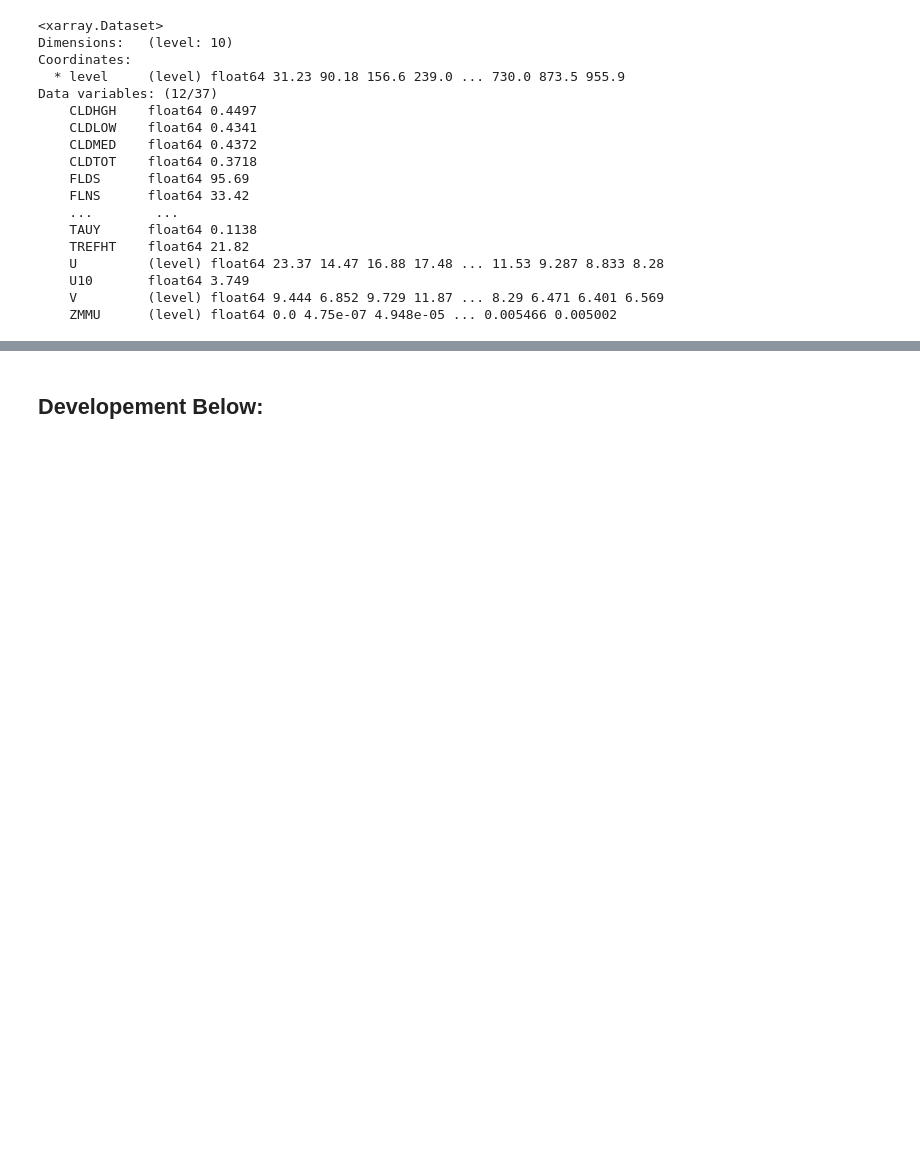
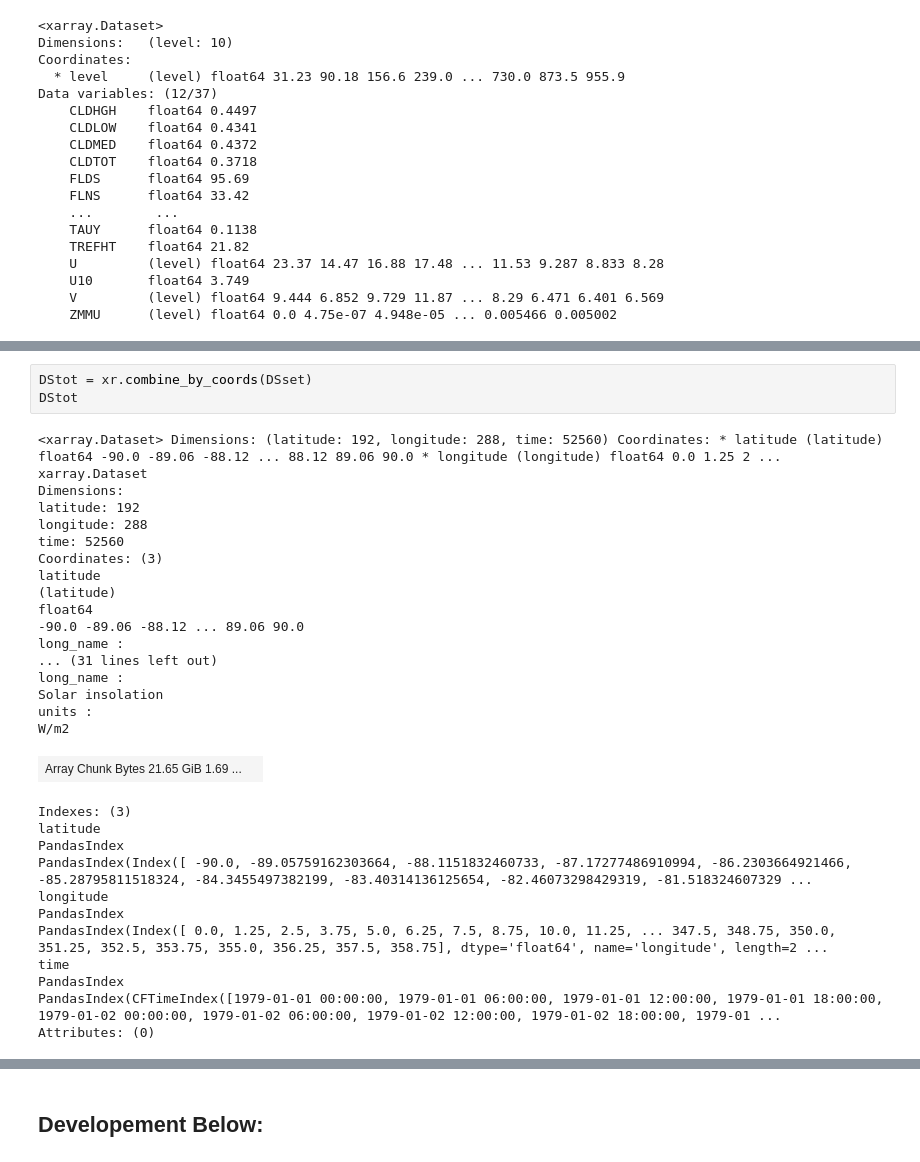
Before and after one commit to NCAR/miles-credit, a Jupyter notebook: notebooks/gather_global_data/Gather_CESM_NoCoarsen.ipynb, the cells around one changed output, grey strips where cells are left out. Cells and saved outputs as stored; diff of their text form; blank space fills up the shorter version.

```diff
--- a/notebooks/gather_global_data/Gather_CESM_NoCoarsen.ipynb
+++ b/notebooks/gather_global_data/Gather_CESM_NoCoarsen.ipynb
@@ -589,0 +708,33 @@ Attributes:
+# %%
+DStot = xr.combine_by_coords(DSset)
+DStot
+# %% [output]
+<xarray.Dataset> Dimensions: (latitude: 192, longitude: 288, time: 52560) Coordinates: * latitude (latitude) float64 -90.0 -89.06 -88.12 ... 88.12 89.06 90.0 * longitude (longitude) float64 0.0 1.25 2 ...
+xarray.Dataset
+Dimensions:
+latitude: 192
+longitude: 288
+time: 52560
+Coordinates: (3)
+latitude
+(latitude)
+float64
+-90.0 -89.06 -88.12 ... 89.06 90.0
+long_name :
+... (31 lines left out)
+long_name :
+Solar insolation
+units :
+W/m2
+| Array Chunk Bytes 21.65 GiB 1.69 ... |  |
+Indexes: (3)
+latitude
+PandasIndex
+PandasIndex(Index([ -90.0, -89.05759162303664, -88.1151832460733, -87.17277486910994, -86.2303664921466, -85.28795811518324, -84.3455497382199, -83.40314136125654, -82.46073298429319, -81.518324607329 ...
+longitude
+PandasIndex
+PandasIndex(Index([ 0.0, 1.25, 2.5, 3.75, 5.0, 6.25, 7.5, 8.75, 10.0, 11.25, ... 347.5, 348.75, 350.0, 351.25, 352.5, 353.75, 355.0, 356.25, 357.5, 358.75], dtype='float64', name='longitude', length=2 ...
+time
+PandasIndex
+PandasIndex(CFTimeIndex([1979-01-01 00:00:00, 1979-01-01 06:00:00, 1979-01-01 12:00:00, 1979-01-01 18:00:00, 1979-01-02 00:00:00, 1979-01-02 06:00:00, 1979-01-02 12:00:00, 1979-01-02 18:00:00, 1979-01 ...
+Attributes: (0)
```
Also changed, not shown: parts of 20 cells of this notebook, 10 other files.
